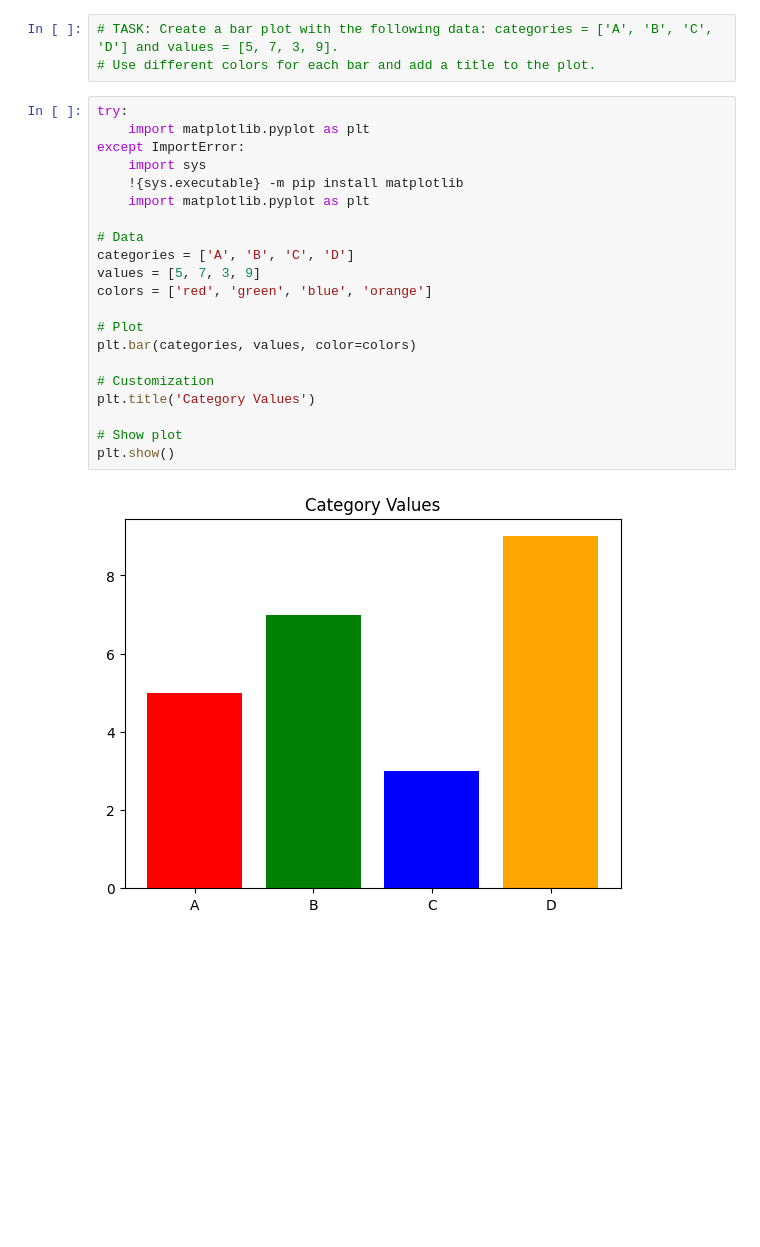
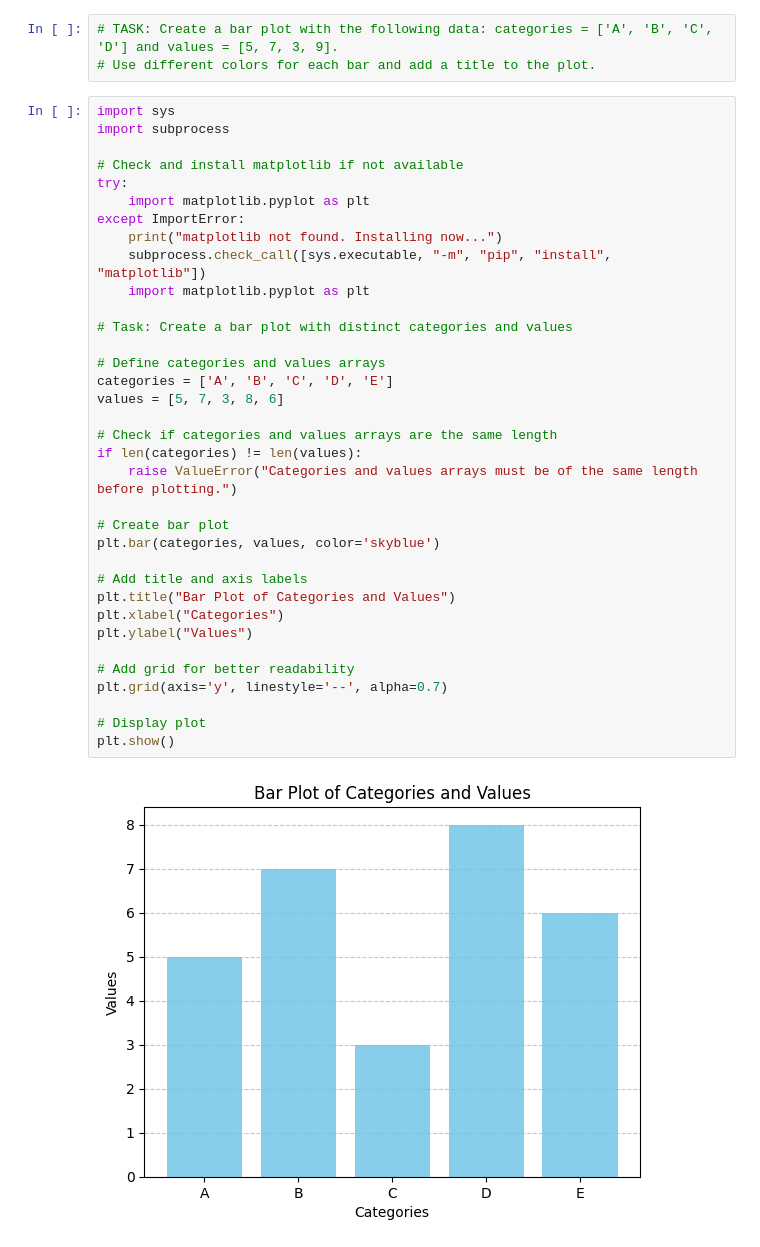
Before and after one commit to Honey-R-Shetty/python-jupyter-template, a Jupyter notebook: src/2-bar-plot.ipynb, the cells around one changed output. Drawn from its saved outputs; the diff is of its cells as text; blank space fills up the shorter version.

```diff
--- a/src/2-bar-plot.ipynb
+++ b/src/2-bar-plot.ipynb
@@ -3,26 +3,40 @@
 # %%
 # TASK: Create a bar plot with the following data: categories = ['A', 'B', 'C', 'D'] and values = [5, 7, 3, 9].
 # Use different colors for each bar and add a title to the plot.
-# %%
-try:
-    import matplotlib.pyplot as plt
-except ImportError:
-    import sys
-    !{sys.executable} -m pip install matplotlib
-    import matplotlib.pyplot as plt
-
-# Data
-categories = ['A', 'B', 'C', 'D']
-values = [5, 7, 3, 9]
-colors = ['red', 'green', 'blue', 'orange']
-
-# Plot
-plt.bar(categories, values, color=colors)
-
-# Customization
-plt.title('Category Values')
-
-# Show plot
-plt.show()
-# %% [output]
-[figure, removed]
+# %%
+import sys
+import subprocess
+
+# Check and install matplotlib if not available
+try:
+    import matplotlib.pyplot as plt
+except ImportError:
+    print("matplotlib not found. Installing now...")
+    subprocess.check_call([sys.executable, "-m", "pip", "install", "matplotlib"])
+    import matplotlib.pyplot as plt
+
+# Task: Create a bar plot with distinct categories and values
+
+# Define categories and values arrays
+categories = ['A', 'B', 'C', 'D', 'E']
+values = [5, 7, 3, 8, 6]
+
+# Check if categories and values arrays are the same length
+if len(categories) != len(values):
+    raise ValueError("Categories and values arrays must be of the same length before plotting.")
+
+# Create bar plot
+plt.bar(categories, values, color='skyblue')
+
+# Add title and axis labels
+plt.title("Bar Plot of Categories and Values")
+plt.xlabel("Categories")
+plt.ylabel("Values")
+
+# Add grid for better readability
+plt.grid(axis='y', linestyle='--', alpha=0.7)
+
+# Display plot
+plt.show()
+# %% [output]
+[figure, added]
```
Also changed, not shown: 5 other files.
